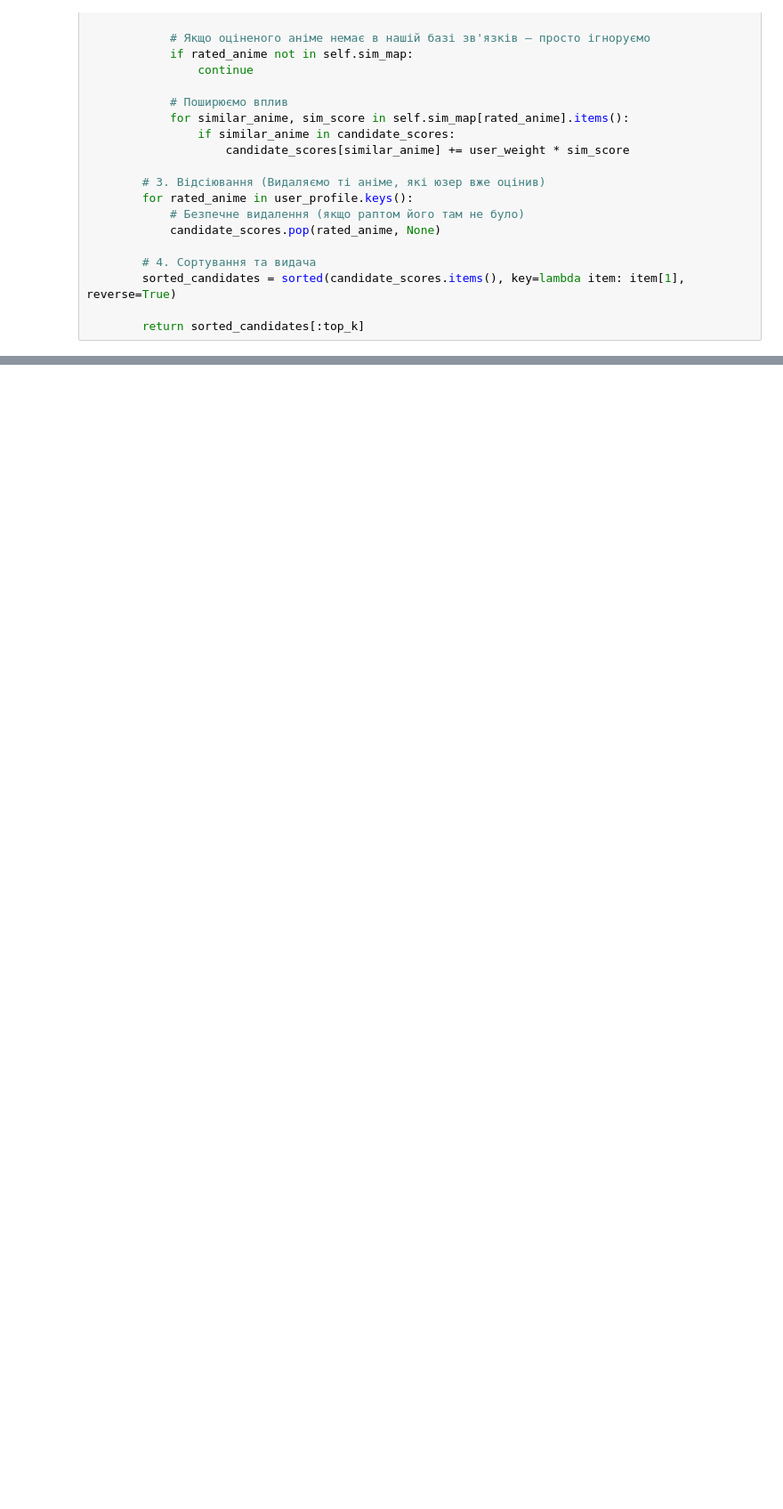
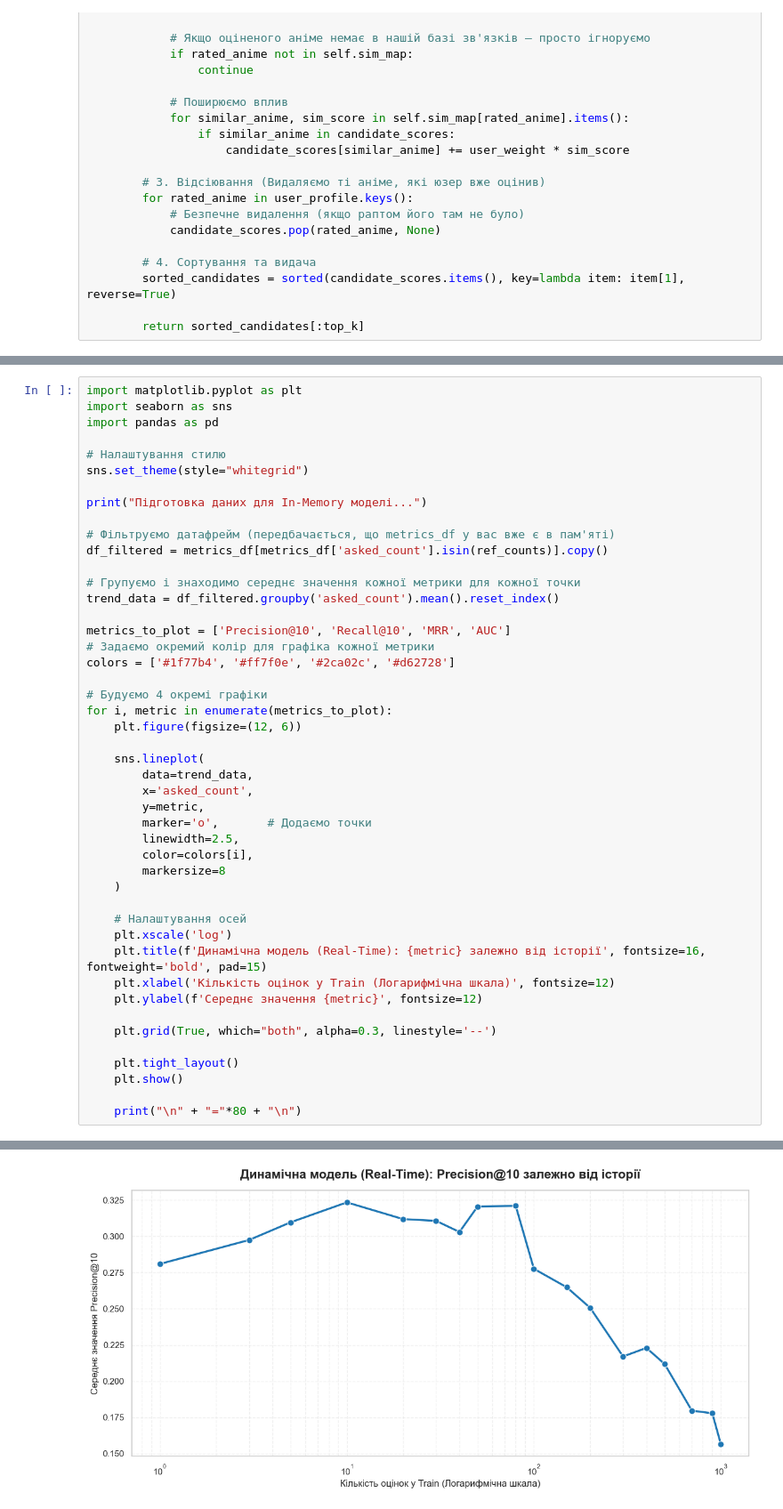
Before and after one commit to AntonBubnov/anime-rec-sys-evaluation, a Jupyter notebook: notebooks/06_model_Real-Time_Item-Based.ipynb, the cells around one changed output, grey strips where cells are left out. Shown at 89% size. Drawn from its saved outputs; the diff is of its cells as text; blank space fills up the shorter version.

```diff
--- a/notebooks/06_model_Real-Time_Item-Based.ipynb
+++ b/notebooks/06_model_Real-Time_Item-Based.ipynb
@@ -518,0 +592,47 @@ display(top_10_anime[existing_cols].reset_index(drop=True))
+# %%
+import matplotlib.pyplot as plt
+import seaborn as sns
+import pandas as pd
+
+# Налаштування стилю
+sns.set_theme(style="whitegrid")
+
+print("Підготовка даних для In-Memory моделі...")
+
+# Фільтруємо датафрейм (передбачається, що metrics_df у вас вже є в пам'яті)
+df_filtered = metrics_df[metrics_df['asked_count'].isin(ref_counts)].copy()
+
+# Групуємо і знаходимо середнє значення кожної метрики для кожної точки
+trend_data = df_filtered.groupby('asked_count').mean().reset_index()
+
+metrics_to_plot = ['Precision@10', 'Recall@10', 'MRR', 'AUC']
+# Задаємо окремий колір для графіка кожної метрики
+colors = ['#1f77b4', '#ff7f0e', '#2ca02c', '#d62728']
+
+# Будуємо 4 окремі графіки
+for i, metric in enumerate(metrics_to_plot):
+    plt.figure(figsize=(12, 6))
+
+    sns.lineplot(
+        data=trend_data,
+        x='asked_count',
+        y=metric,
+        marker='o',       # Додаємо точки
+        linewidth=2.5,
+        color=colors[i],
+        markersize=8
+    )
+
+    # Налаштування осей
+    plt.xscale('log')
+    plt.title(f'Динамічна модель (Real-Time): {metric} залежно від історії', fontsize=16, fontweight='bold', pad=15)
+    plt.xlabel('Кількість оцінок у Train (Логарифмічна шкала)', fontsize=12)
+    plt.ylabel(f'Середнє значення {metric}', fontsize=12)
+
+    plt.grid(True, which="both", alpha=0.3, linestyle='--')
+
+    plt.tight_layout()
+    plt.show()
+
+    print("\n" + "="*80 + "\n")
+# %% [output]
@@ -518,0 +640 @@ display(top_10_anime[existing_cols].reset_index(drop=True))
+[figure, added]
```
Also changed, not shown: parts of 18 cells of this notebook.
